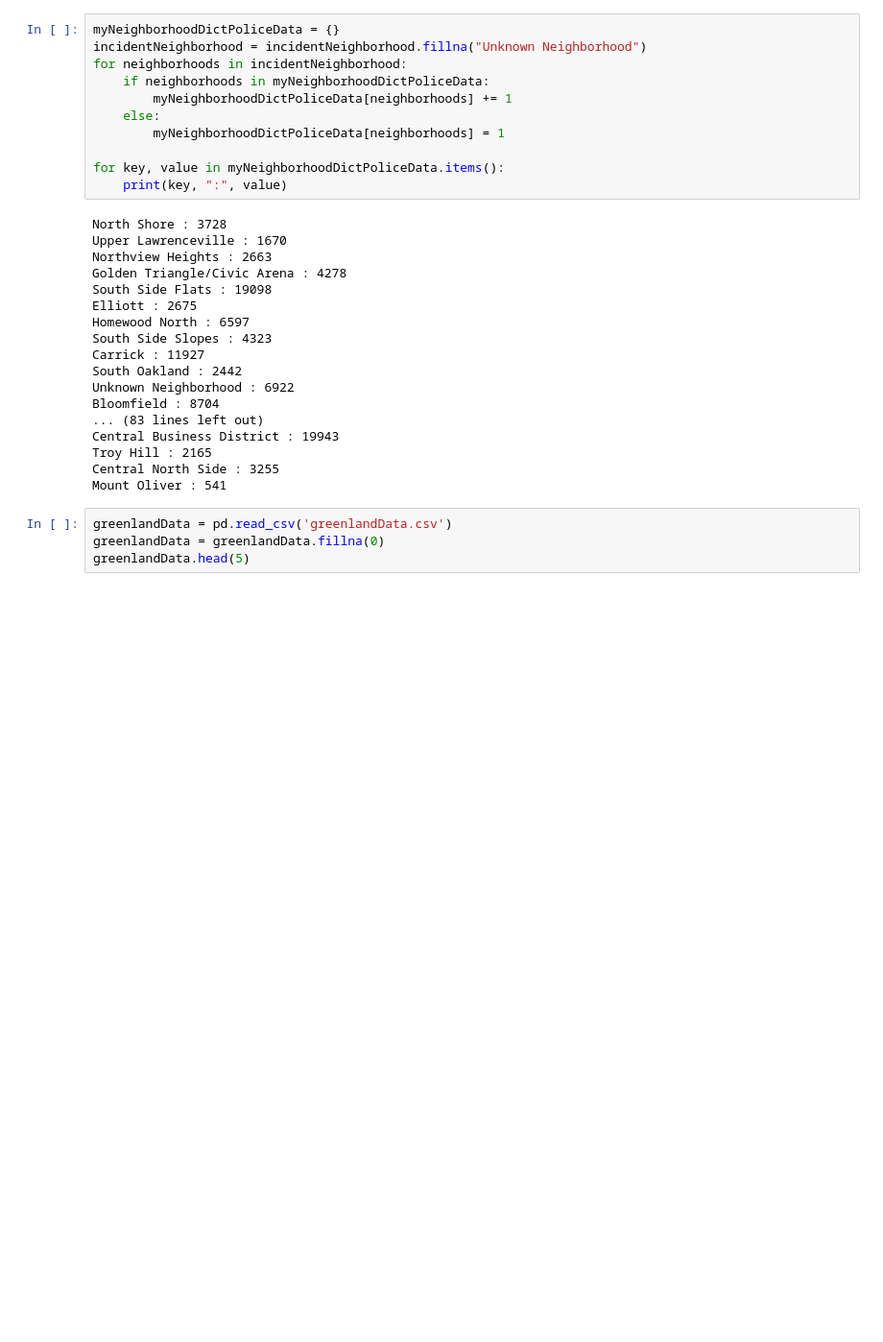
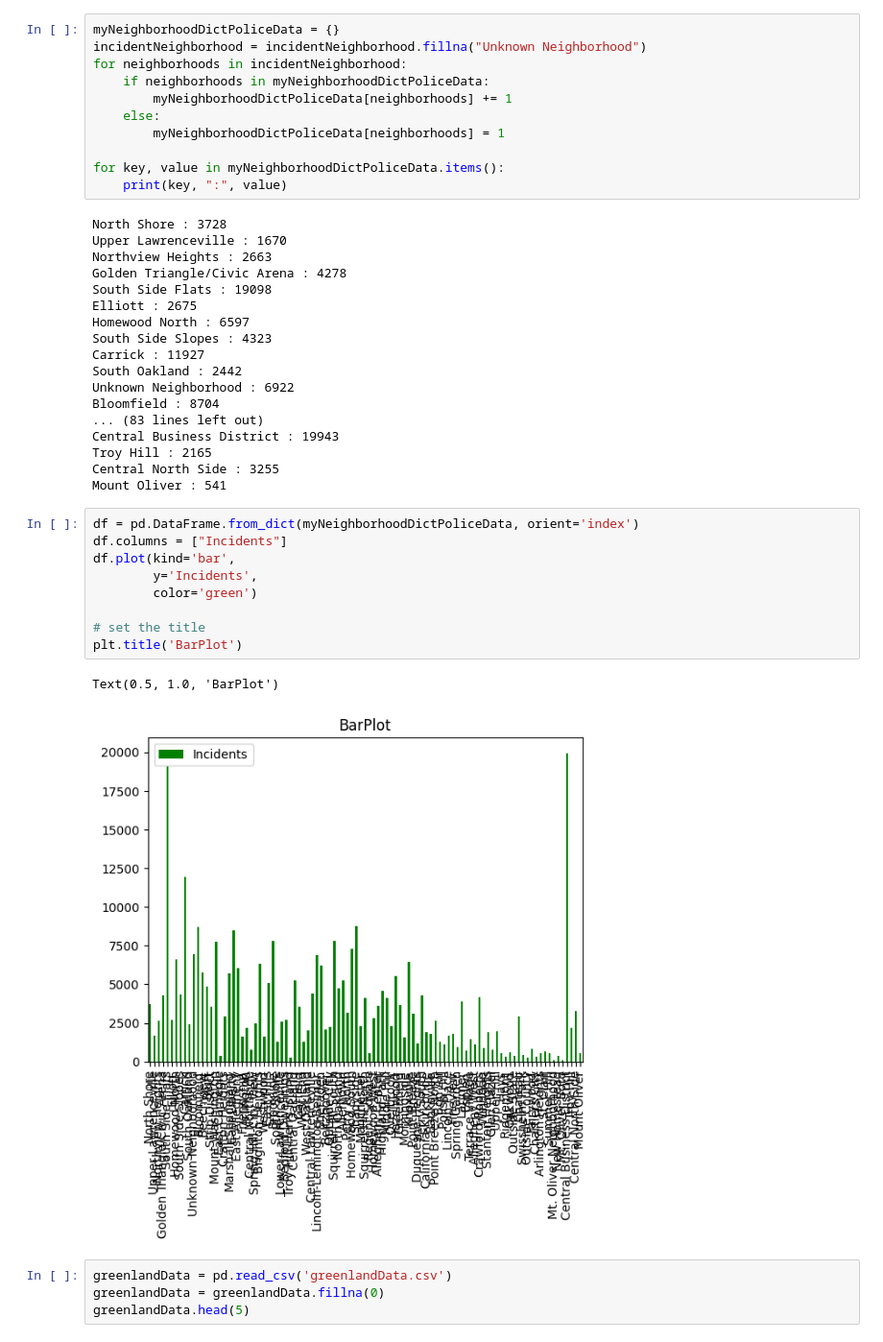
Before and after one commit to XianyuZhao04/CMPINF-0010-FinalProject, a Jupyter notebook: xianyuPersonalNotebook.ipynb, the cells around one changed output. Shown at 96% size. Saved outputs shown, nothing was run; the diff lists cells and outputs as text; blank space fills up the shorter version.

Commit message:
first graph

```diff
--- a/xianyuPersonalNotebook.ipynb
+++ b/xianyuPersonalNotebook.ipynb
@@ -42,6 +43,18 @@ Central Business District : 19943
 Troy Hill : 2165
 Central North Side : 3255
 Mount Oliver : 541
+# %%
+df = pd.DataFrame.from_dict(myNeighborhoodDictPoliceData, orient='index')
+df.columns = ["Incidents"]
+df.plot(kind='bar',
+        y='Incidents',
+        color='green')
+
+# set the title
+plt.title('BarPlot')
+# %% [output]
+Text(0.5, 1.0, 'BarPlot')
+[figure, added]
 # %%
 greenlandData = pd.read_csv('greenlandData.csv')
 greenlandData = greenlandData.fillna(0)
```
Also changed, not shown: parts of 1 cell of this notebook.
